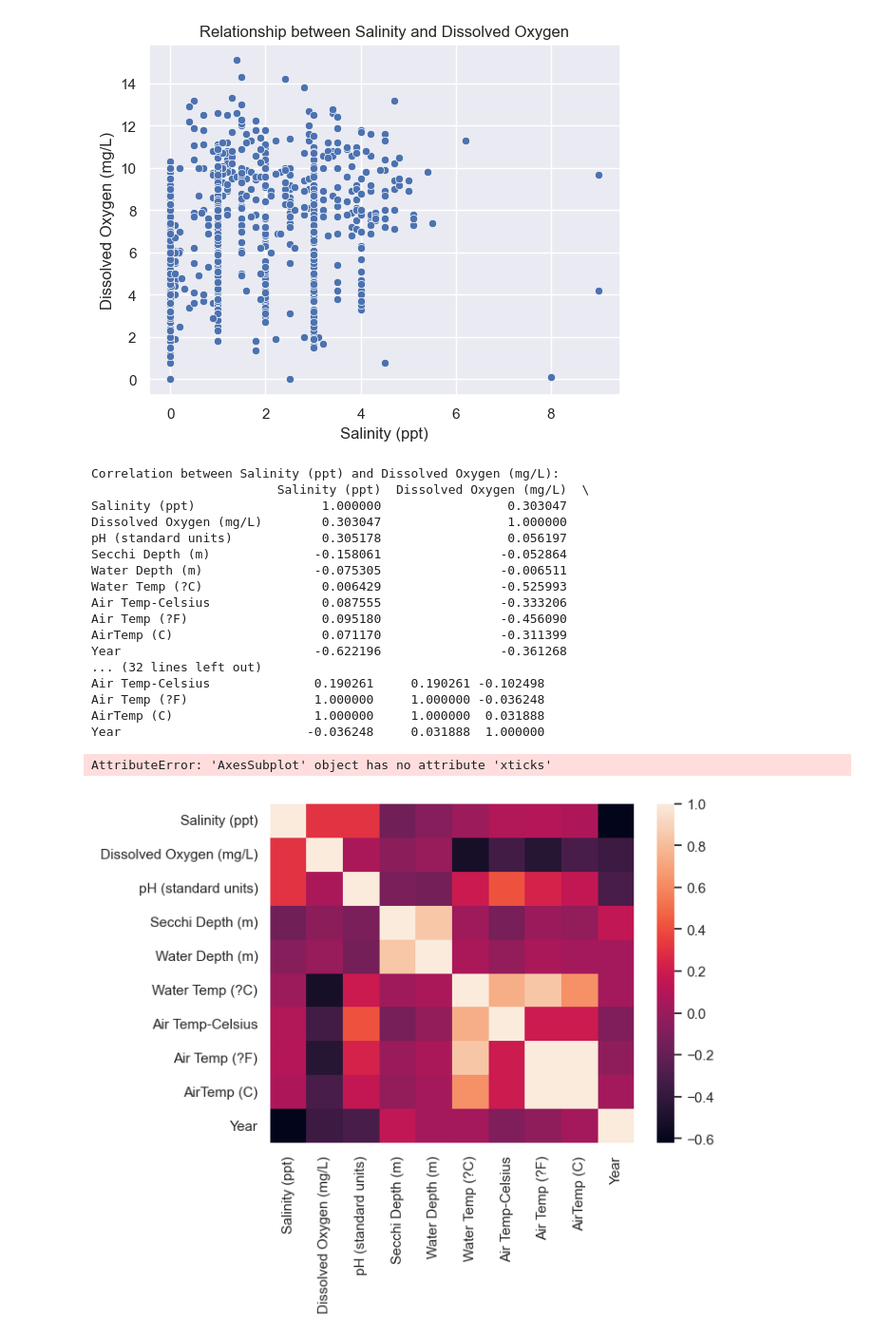
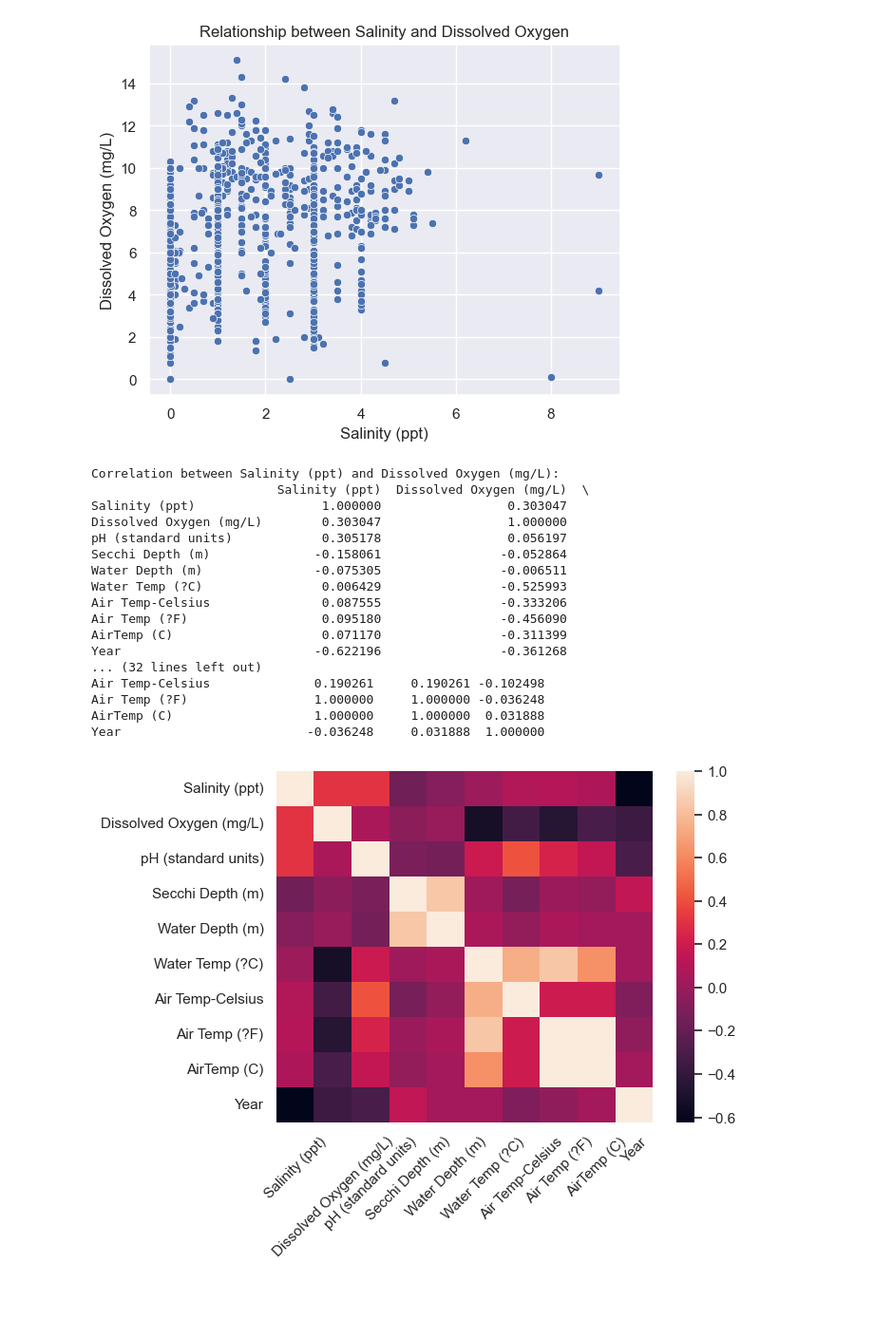
Before and after one commit to ENVS110a-SP23/group8-project, a Jupyter notebook: Check-in_4.ipynb, the cells around one changed output. Shown at 95% size. Saved outputs shown, nothing was run; the diff lists cells and outputs as text; code cells hidden in the pictures; blank space fills up the shorter version.

```diff
--- a/Check-in_4.ipynb
+++ b/Check-in_4.ipynb
@@ -38,29 +38,27 @@ PearsonRResult(statistic=0.3030473415686472, pvalue=3.200957705080505e-32)
 # %%
 print('Correlation between Salinity (ppt) and Dissolved Oxygen (mg/L):')
 correlations = df_sub.corr()
 # not sure why this isn't printing nicely in a table
 print(correlations)
-corr_matrix = sns.heatmap(correlations)
-corr_matrix.xticks(rotation=45)
-corr_matrix.set_title('Correlation Matrix')
-corr_matrix.savefig('Correlation_Matrix.png')
+sns.heatmap(correlations)
+plt.xticks(rotation=45)
+plt.savefig('Correlation_Matrix.png')
 # %% [output]
 Correlation between Salinity (ppt) and Dissolved Oxygen (mg/L):
                          Salinity (ppt)  Dissolved Oxygen (mg/L)  \
 Salinity (ppt)                 1.000000                 0.303047
 Dissolved Oxygen (mg/L)        0.303047                 1.000000
 pH (standard units)            0.305178                 0.056197
 Secchi Depth (m)              -0.158061                -0.052864
 Water Depth (m)               -0.075305                -0.006511
 Water Temp (?C)                0.006429                -0.525993
 Air Temp-Celsius               0.087555                -0.333206
 Air Temp (?F)                  0.095180                -0.456090
 AirTemp (C)                    0.071170                -0.311399
 Year                          -0.622196                -0.361268
 ... (32 lines left out)
 Air Temp-Celsius              0.190261     0.190261 -0.102498
 Air Temp (?F)                 1.000000     1.000000 -0.036248
 AirTemp (C)                   1.000000     1.000000  0.031888
 Year                         -0.036248     0.031888  1.000000
-AttributeError: 'AxesSubplot' object has no attribute 'xticks'
-[figure, old version]
+[figure, new version]
```
